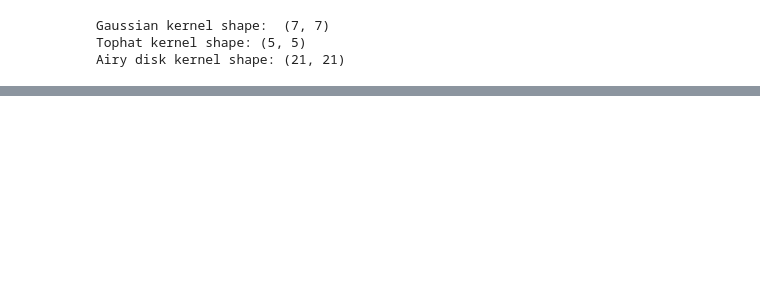
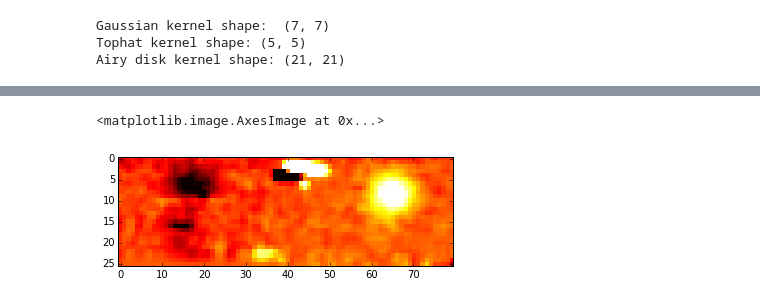
Before and after one commit to spacetelescope/cubeviz, a Jupyter notebook: smoothing/smoothing_demo.ipynb, the cells around one changed output, grey strips where cells are left out. Saved outputs shown, nothing was run; the diff lists cells and outputs as text; code cells hidden in the pictures; blank space fills up the shorter version.

```diff
--- a/smoothing/smoothing_demo.ipynb
+++ b/smoothing/smoothing_demo.ipynb
@@ -81,0 +123,6 @@ ax.set_title('Airy disk convolution')
+# %%
+fig, ax = plt.subplots(figsize=(6, 8))
+ax.imshow(convolved[3358, :, 10:90], cmap=cm.hot, vmin=-10, vmax=10, interpolation='nearest')
+# %% [output]
+<matplotlib.image.AxesImage at 0x...>
+[figure, added]
```
Also changed, not shown: parts of 16 cells of this notebook.
